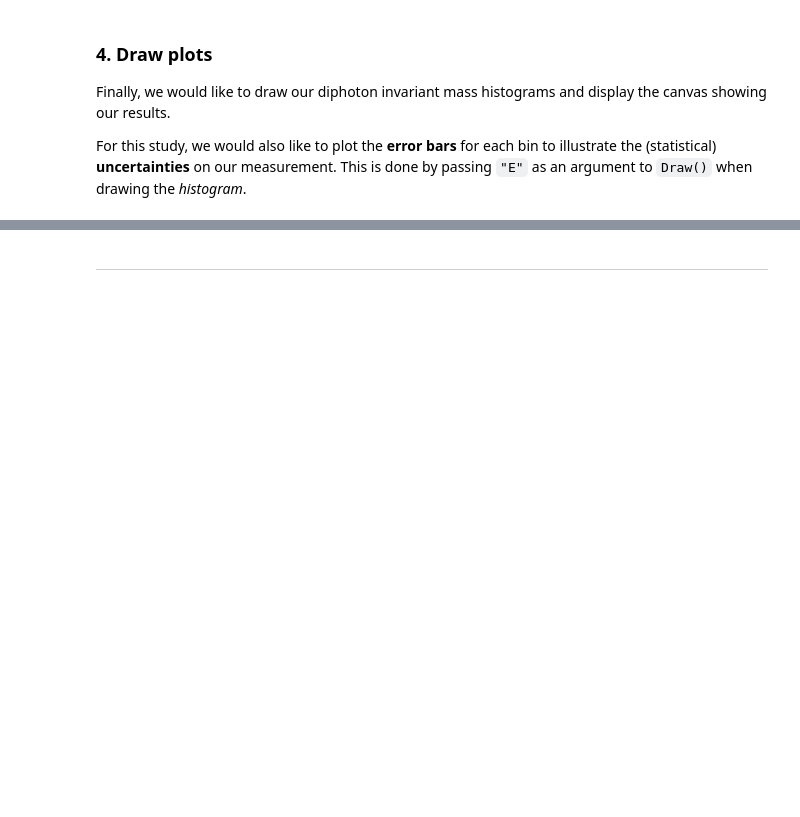
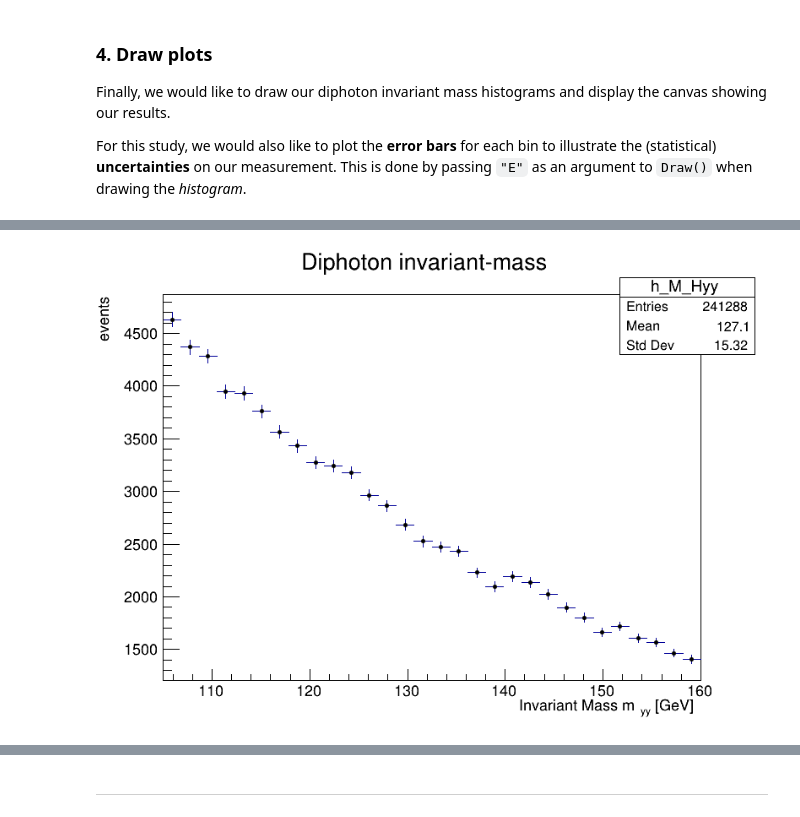
Before and after one commit to olaiya/notebooks-collection-opendata, a Jupyter notebook: Co-Creation3_HiggsSearch.ipynb, the cells around one changed output, grey strips where cells are left out. Saved outputs shown, nothing was run; the diff lists cells and outputs as text; code cells hidden in the pictures; blank space fills up the shorter version.

```diff
--- a/Co-Creation3_HiggsSearch.ipynb
+++ b/Co-Creation3_HiggsSearch.ipynb
@@ -311,0 +376,3 @@ canvas.Draw()
+# %%
+my_canvas = ROOT.TCanvas("My_Canvas","my_cz",800,600)
+my_hist = ROOT.TH1F("h_M_Hyy","Diphoton invariant-mass ; Invariant Mass m_{yy} [GeV] ; events",30,105,160)
@@ -311,0 +500,8 @@ canvas.Draw()
+# %%
+my_hist.SetMarkerStyle(20)
+my_hist.SetMarkerSize(0.5)
+my_hist.Draw("P")
+my_hist.Draw("E")
+my_canvas.Draw()
+# %% [output]
+[figure, added]
```
Also changed, not shown: parts of 61 cells of this notebook, 12 other files.
